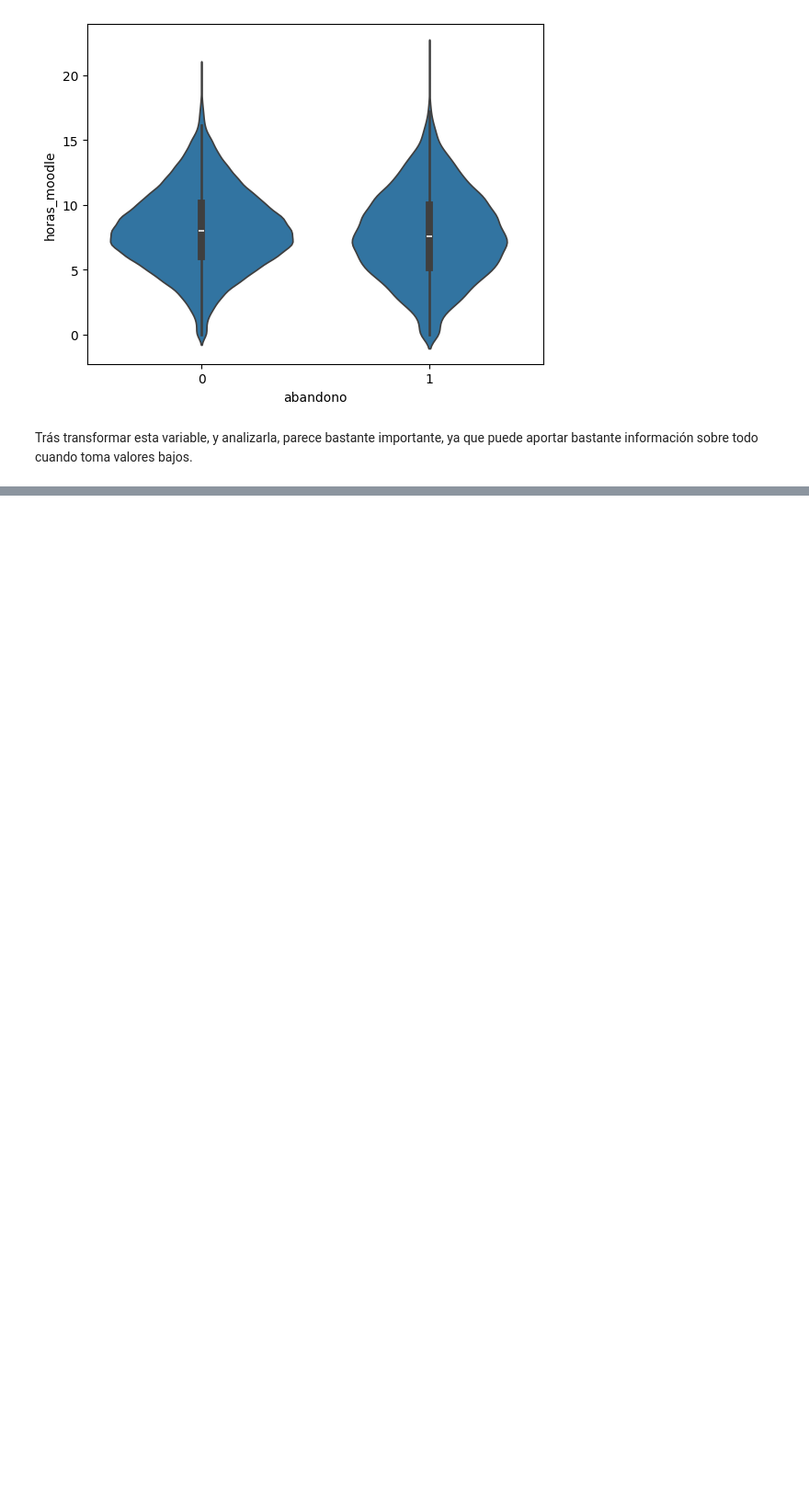
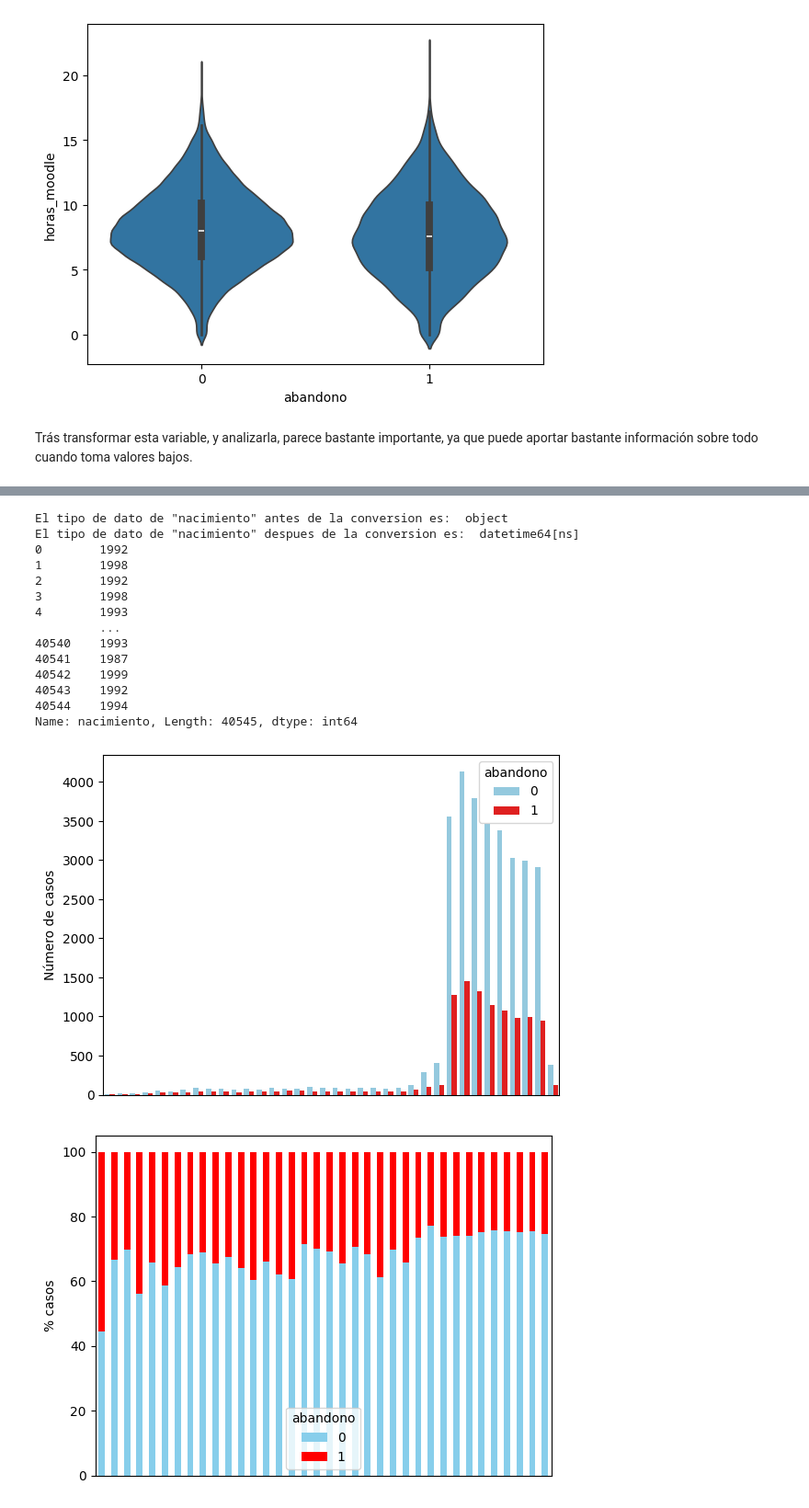
Before and after one commit to Marcos-Wth/Practica_1_Mineria_de_Datos, a Jupyter notebook: Práctica 1 - Análisis, procesamiento y validación .ipynb, the cells around one changed output, grey strips where cells are left out. Shown at 92% size. Saved outputs shown, nothing was run; the diff lists cells and outputs as text; code cells hidden in the pictures; blank space fills up the shorter version.

```diff
--- a/Práctica 1 - Análisis, procesamiento y validación .ipynb
+++ b/Práctica 1 - Análisis, procesamiento y validación .ipynb
@@ -641,0 +725,43 @@ Trás transformar esta variable, y analizarla, parece bastante importante, ya qu
+# %%
+df_copia=df_train.copy(deep=True)
+
+print('El tipo de dato de "nacimiento" antes de la conversion es: ',df_copia['nacimiento'].dtype)
+
+# Cambio el tipo de object a datetime para poder extraer el año más facilmente
+df_copia['nacimiento'] = pd.to_datetime(df_copia['nacimiento'], format='%Y-%m-%d', errors='coerce')
+
+print('El tipo de dato de "nacimiento" despues de la conversion es: ',df_copia['nacimiento'].dtype)
+
+df_copia['nacimiento']=df_copia['nacimiento'].apply(limpiar_nacimiento)
+
+print(df_copia['nacimiento'])
+
+sns.countplot(data=df_copia, x='nacimiento', hue='abandono', palette=['skyblue', 'red'])
+plt.ylabel('Número de casos')
+plt.xlabel('')
+plt.xticks([])
+plt.show()
+
+x = pd.crosstab(df_copia['nacimiento'], df_train['abandono'], normalize='index') * 100
+x.plot(kind='bar', stacked=True, color=['skyblue', 'red'])
+plt.ylabel('% casos')
+plt.xlabel('')
+plt.xticks([])
+plt.show()
+# %% [output]
+El tipo de dato de "nacimiento" antes de la conversion es:  object
+El tipo de dato de "nacimiento" despues de la conversion es:  datetime64[ns]
+0        1992
+1        1998
+2        1992
+3        1998
+4        1993
+         ...
+40540    1993
+40541    1987
+40542    1999
+40543    1992
+40544    1994
+Name: nacimiento, Length: 40545, dtype: int64
+[figure, added]
+[figure, added]
```
Also changed, not shown: parts of 18 cells of this notebook, 1 other file.
